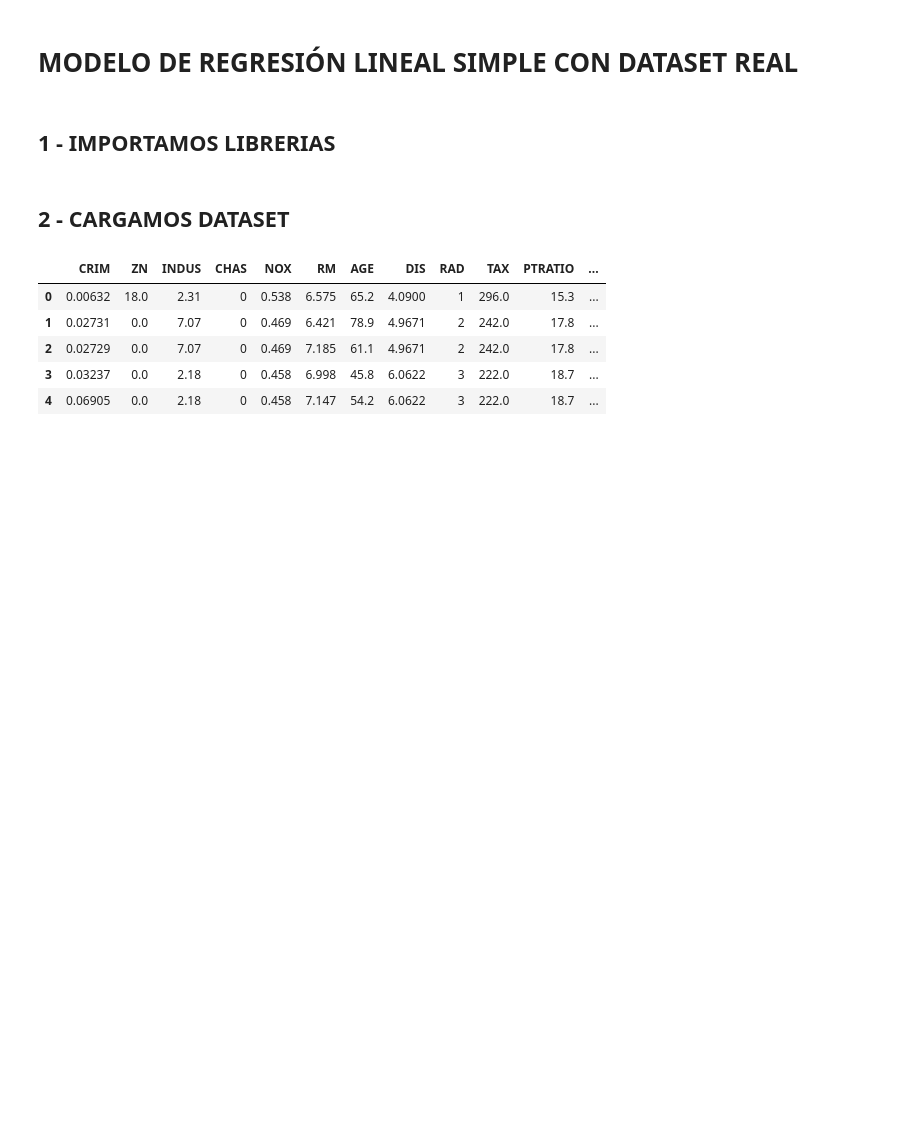
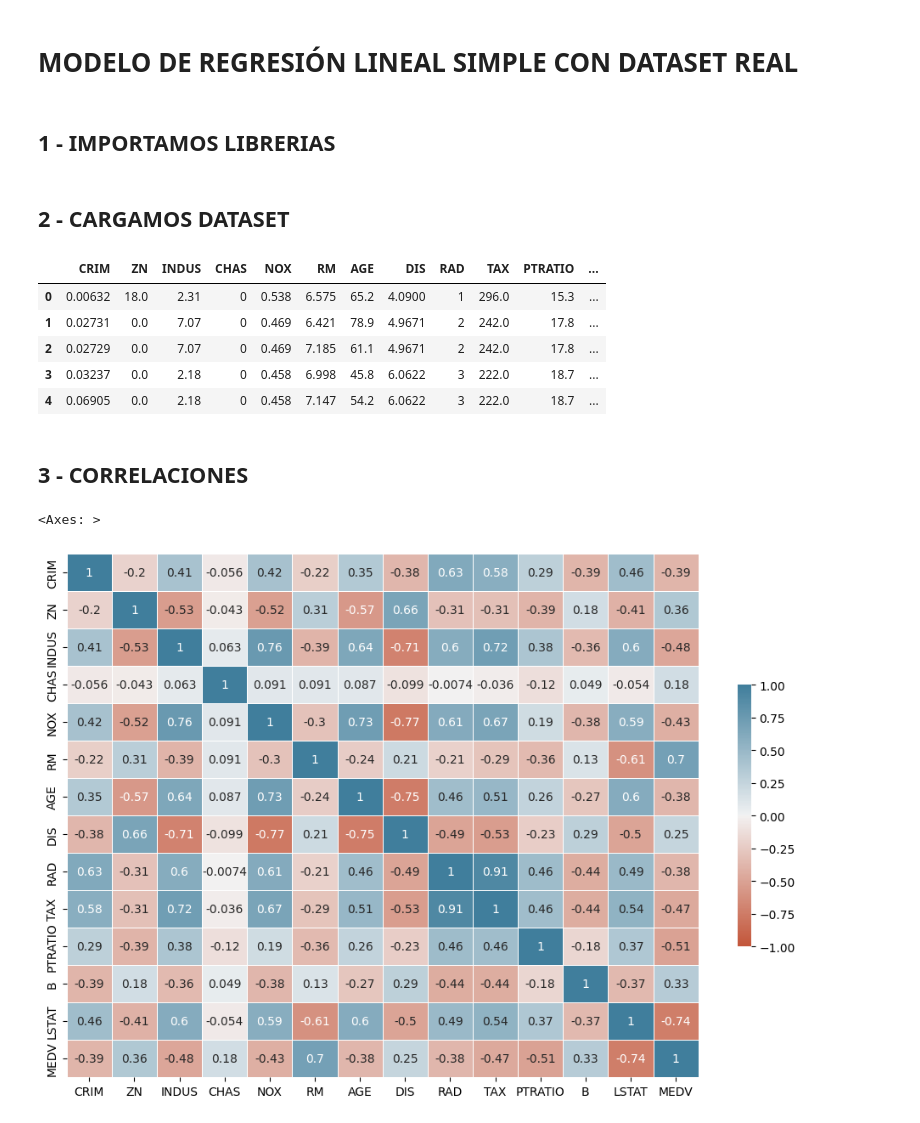
Before and after one commit to Christian1809/DataScience-G52, a Jupyter notebook: dia1/supervisado/regresion/2-ml-regresion-lineal-simple-housing.ipynb, the cells around one changed output. Cells and saved outputs as stored; diff of their text form; code cells hidden in the pictures; blank space fills up the shorter version.

```diff
--- a/dia1/supervisado/regresion/2-ml-regresion-lineal-simple-housing.ipynb
+++ b/dia1/supervisado/regresion/2-ml-regresion-lineal-simple-housing.ipynb
@@ -10,7 +10,7 @@ import seaborn as sns
 # %% [markdown]
 ## 2 - CARGAMOS DATASET
 # %%
-df = pd.read_csv('https://archive.ics.uci.edu/ml/machine-learning-databases/housing/housing.data',header=None,sep='\s+')
+df = pd.read_csv('https://archive.ics.uci.edu/ml/machine-learning-databases/housing/housing.data',header=None,sep=r'\s+')
 df.columns =  ['CRIM', 'ZN', 'INDUS', 'CHAS', 'NOX', 'RM', 'AGE', 'DIS', 'RAD', 'TAX', 'PTRATIO', 'B', 'LSTAT', 'MEDV']
 df.head(5)
 # %% [output]
@@ -20,3 +20,22 @@ df.head(5)
 | 2 | 0.02729 | 0.0 | 7.07 | 0 | 0.469 | 7.185 | 61.1 | 4.9671 | 2 | 242.0 | 17.8 | ... |
 | 3 | 0.03237 | 0.0 | 2.18 | 0 | 0.458 | 6.998 | 45.8 | 6.0622 | 3 | 222.0 | 18.7 | ... |
 | 4 | 0.06905 | 0.0 | 2.18 | 0 | 0.458 | 7.147 | 54.2 | 6.0622 | 3 | 222.0 | 18.7 | ... |
+# %% [markdown]
+## 3 - CORRELACIONES
+# %%
+plt.rcParams['figure.figsize'] = (12, 8)
+# %%
+
+sns.heatmap(
+    data=df.corr(),
+    cmap=sns.diverging_palette(20, 230, as_cmap=True),
+    center=0,
+    vmin=-1,
+    vmax=1,
+    linewidths=0.5,
+    cbar_kws={"shrink": 0.5},
+    annot=True
+)
+# %% [output]
+<Axes: >
+[figure, added]
```
Also changed, not shown: parts of 15 cells of this notebook.
